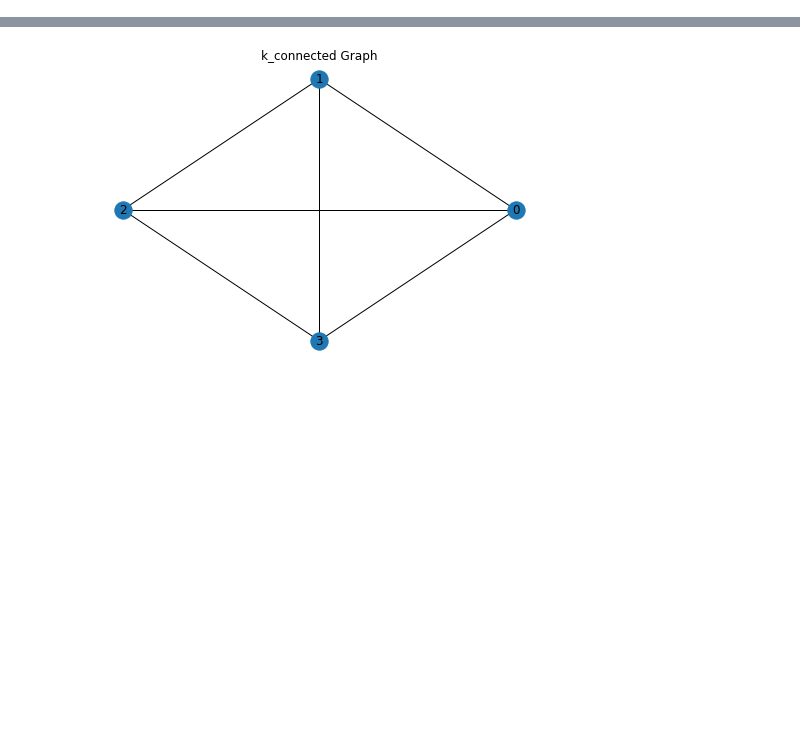
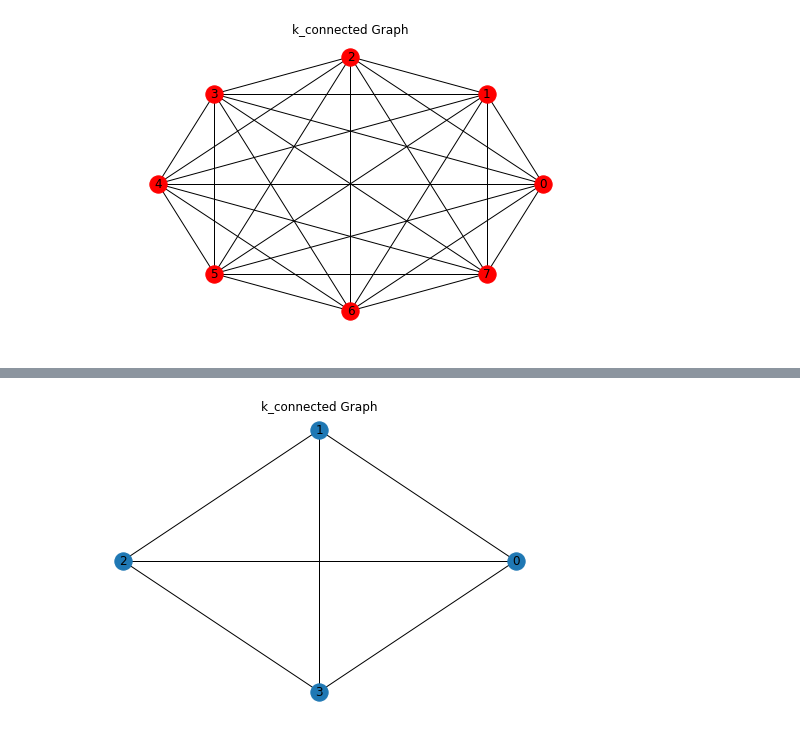
Before and after one commit to gmitchener/quantum_project, a Jupyter notebook: Results_k_con_notebook.ipynb, the cells around one changed output, grey strips where cells are left out. Cells and saved outputs as stored; diff of their text form; code cells hidden in the pictures; blank space fills up the shorter version.

```diff
--- a/Results_k_con_notebook.ipynb
+++ b/Results_k_con_notebook.ipynb
@@ -62,6 +61,10 @@ def plot_graph(graph,N):
     nx.draw_circular(A, with_labels=True)
     plt.title(f'{graph.__name__} Graph')
     plt.show()
+# %%
+plot_graph(k_connected,8)
+# %% [output]
+[figure, added]
 # %%
 def probability_distribution(H, start_node, final_node, time_array):
     """A function that takes in an adjacency matrix, the start and finish nodes and the time array and generates the probability distribtution and analytical probability function"""
```
Also changed, not shown: parts of 16 cells of this notebook, 4 other files.
